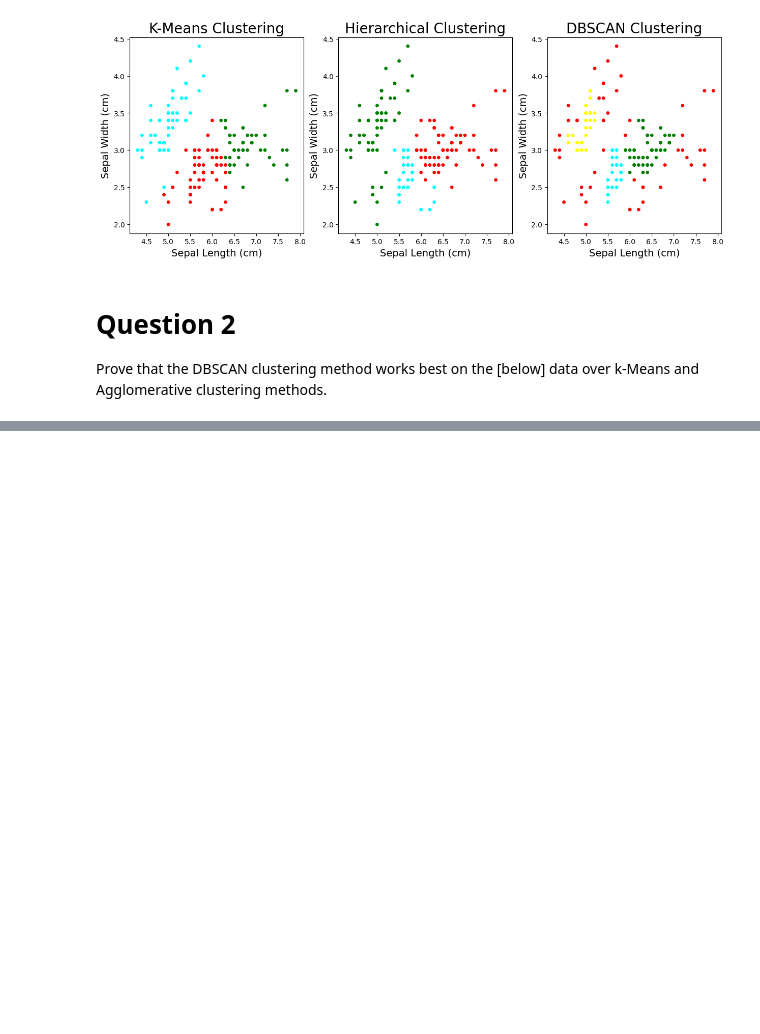
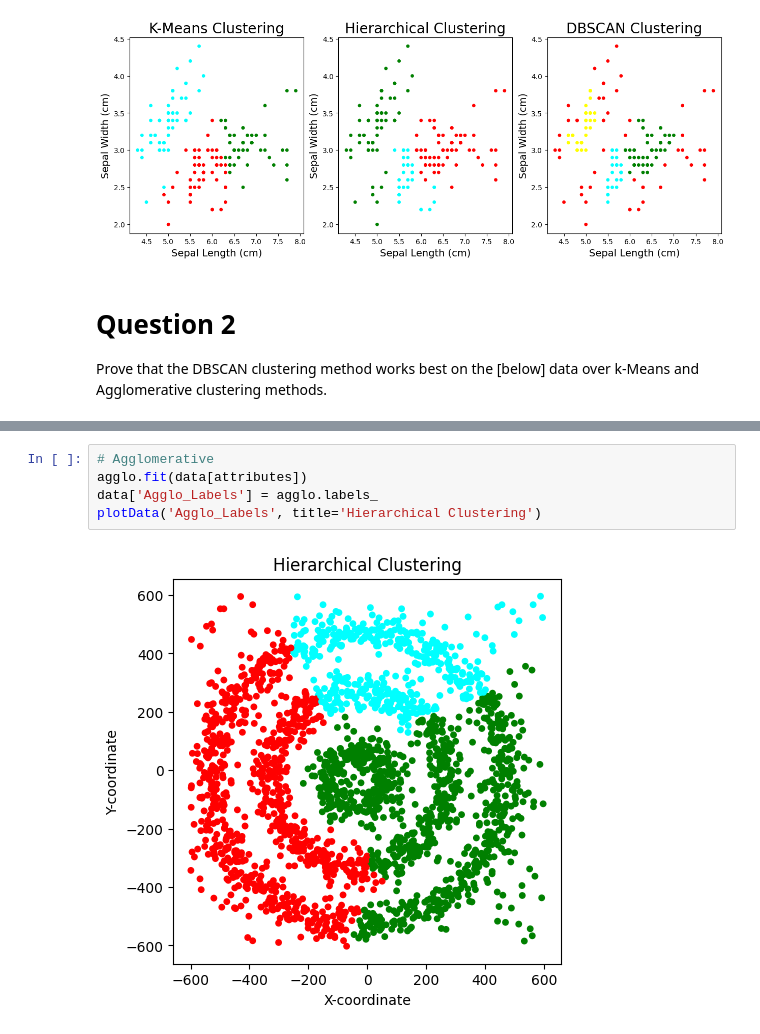
Before and after one commit to AKonicki26/DAT-330, a Jupyter notebook: PA02/AnneKonicki_PA02.ipynb, the cells around one changed output, grey strips where cells are left out. Saved outputs shown, nothing was run; the diff lists cells and outputs as text; blank space fills up the shorter version.

```diff
--- a/PA02/AnneKonicki_PA02.ipynb
+++ b/PA02/AnneKonicki_PA02.ipynb
@@ -154,0 +166,7 @@ plt.show()
+# %%
+# Agglomerative
+agglo.fit(data[attributes])
+data['Agglo_Labels'] = agglo.labels_
+plotData('Agglo_Labels', title='Hierarchical Clustering')
+# %% [output]
+[figure, added]
```
Also changed, not shown: parts of 5 cells of this notebook.
